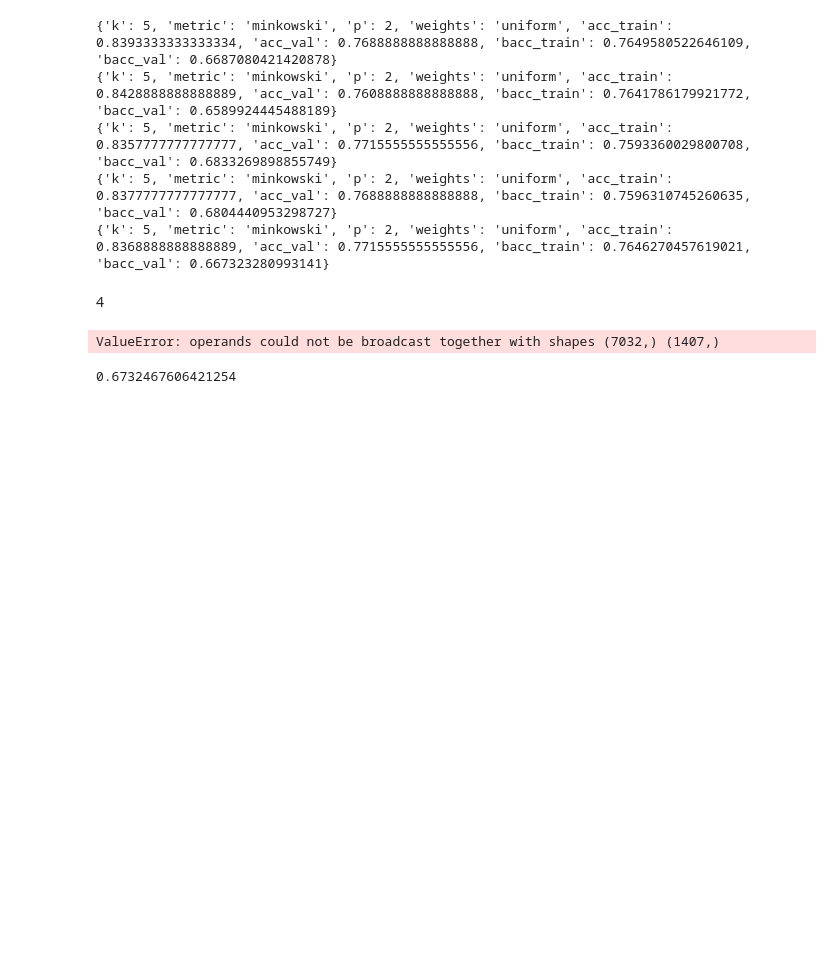
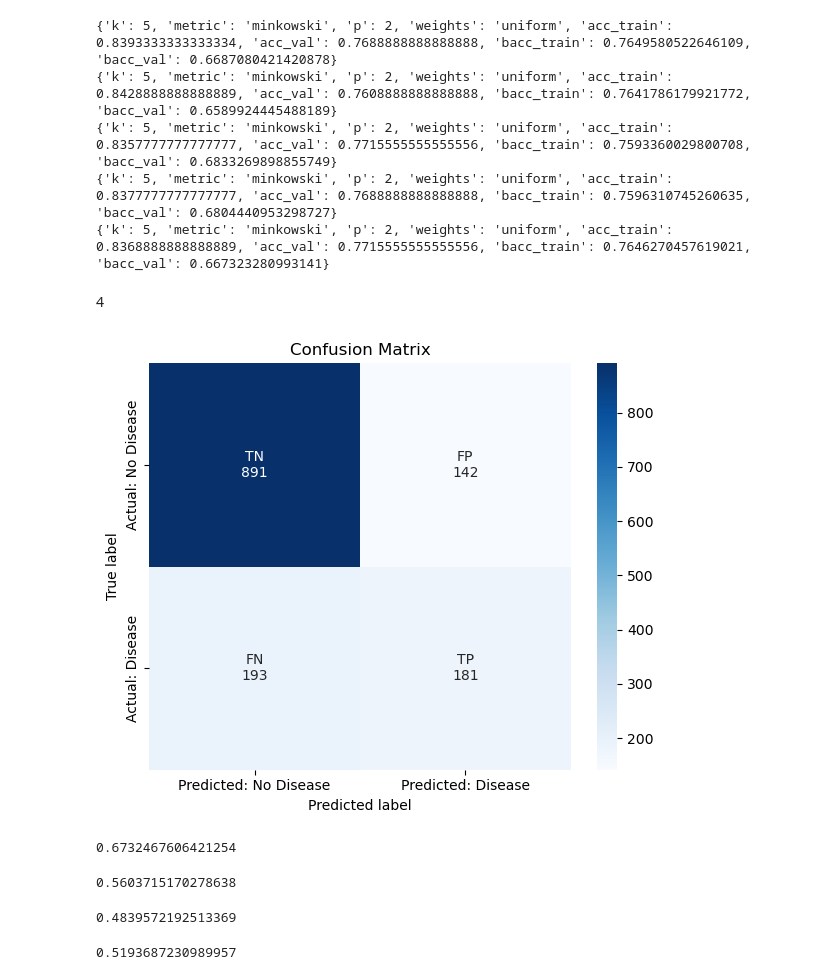
Before and after one commit to maialonso/TP1-TDVI, a Jupyter notebook: TP1-TDVI.ipynb, the cells around one changed output. Saved outputs shown, nothing was run; the diff lists cells and outputs as text; code cells hidden in the pictures; blank space fills up the shorter version.

```diff
--- a/TP1-TDVI.ipynb
+++ b/TP1-TDVI.ipynb
@@ -566,7 +576,7 @@ X_test_final = X_test[variables_numericas].copy()
 X_train_final = scaler.fit_transform(X_train_final)
 X_test_final = scaler.transform(X_test_final)
 
-modelo = KNeighborsClassifier(5)
+modelo = KNeighborsClassifier(n_neighbors = 5)
 modelo.fit(X_train_final, y_train) #entrena con los resultados sabidos
 y_pred = modelo.predict(X_test_final)
 # %% [markdown]
@@ -576,11 +586,42 @@ y_pred = modelo.predict(X_test_final)
 y_real = np.array(churn['Churn'])
 y_pred = np.array(y_pred)
 
-matriz_confunsion = np.array([
-    [np.sum((y_real == 1) & (y_pred == 1)), np.sum((y_real == 0) & (y_pred == 1))],
-    [np.sum((y_real == 0) & (y_pred == 0)), np.sum((y_real == 1) & (y_pred == 0))]
-])
+
+# matriz_confunsion = np.array([
+#     [np.sum((y_real == 1) & (y_pred == 1)), np.sum((y_real == 0) & (y_pred == 1))],
+#     [np.sum((y_real == 0) & (y_pred == 0)), np.sum((y_real == 1) & (y_pred == 0))]
+# ])
-# %% [output]
-ValueError: operands could not be broadcast together with shapes (7032,) (1407,)
+# %%
+cm = confusion_matrix(y_test, y_pred)
+TN, FP, FN, TP = cm.ravel()
+
+labels = [
+    f"TN\n{TN}",
+    f"FP\n{FP}",
+    f"FN\n{FN}",
+    f"TP\n{TP}"
+]
+
+labels = np.array(labels).reshape(2,2)
+
+plt.figure(figsize=(6,5))
+
+sns.heatmap(
+    cm,
+    annot=labels,
+    fmt="",
+    cmap="Blues",
+    xticklabels=["Predicted: No Disease", "Predicted: Disease"],
+    yticklabels=["Actual: No Disease", "Actual: Disease"]
+)
+
+plt.title("Confusion Matrix")
+plt.xlabel("Predicted label")
+plt.ylabel("True label")
+
+plt.tight_layout()
+plt.show()
+# %% [output]
+[figure, added]
 # %%
 #Accuracy
@@ -588,2 +630,21 @@ balanced_accuracy_score(y_test, y_pred)
 # %% [output]
 0.6732467606421254
+# %%
+#Precision
+
+precision = precision_score(y_test, y_pred)
+precision
+# %% [output]
+0.5603715170278638
+# %%
+#Recall
+recall = recall_score(y_test, y_pred)
+recall
+# %% [output]
+0.4839572192513369
+# %%
+#F1_Score
+f1 = f1_score(y_test, y_pred)
+f1
+# %% [output]
+0.5193687230989957
```
Also changed, not shown: parts of 2 cells of this notebook.
